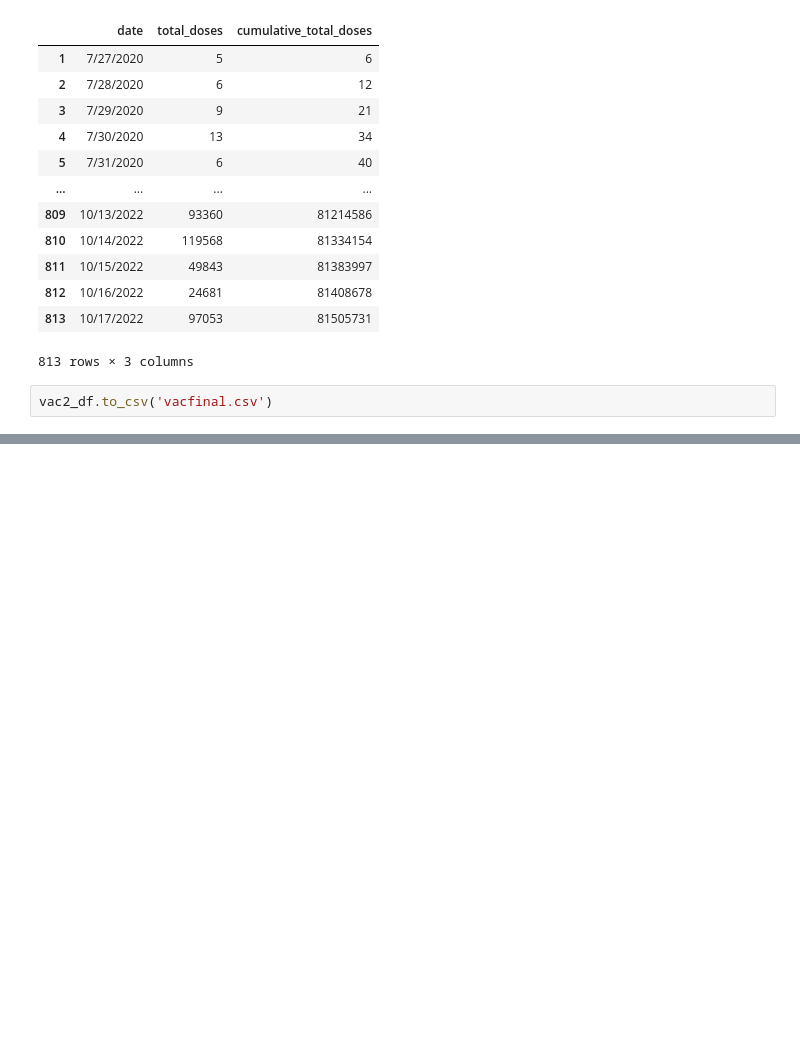
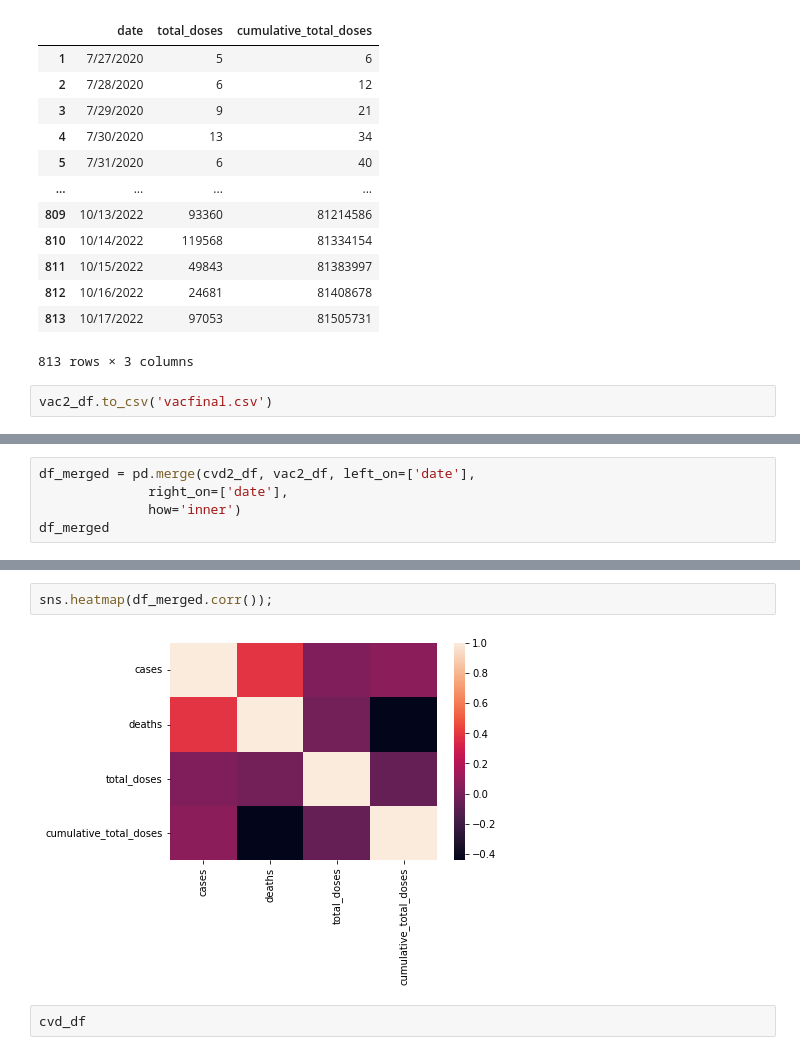
Before and after one commit to Shafaqsy/Covid_19_Vaccination_Effects, a Jupyter notebook: FinalCleaning/Data_Final_Cleaning.ipynb, the cells around one changed output, grey strips where cells are left out. Saved outputs shown, nothing was run; the diff lists cells and outputs as text; blank space fills up the shorter version.

```diff
--- a/FinalCleaning/Data_Final_Cleaning.ipynb
+++ b/FinalCleaning/Data_Final_Cleaning.ipynb
@@ -162,0 +169,5 @@ vac2_df.to_csv('vacfinal.csv')
+# %%
+df_merged = pd.merge(cvd2_df, vac2_df, left_on=['date'],
+              right_on=['date'],
+              how='inner')
+df_merged
@@ -162,0 +208,6 @@ vac2_df.to_csv('vacfinal.csv')
+# %%
+sns.heatmap(df_merged.corr());
+# %% [output]
+[figure, added]
+# %%
+cvd_df
```
Also changed, not shown: parts of 7 cells of this notebook.
